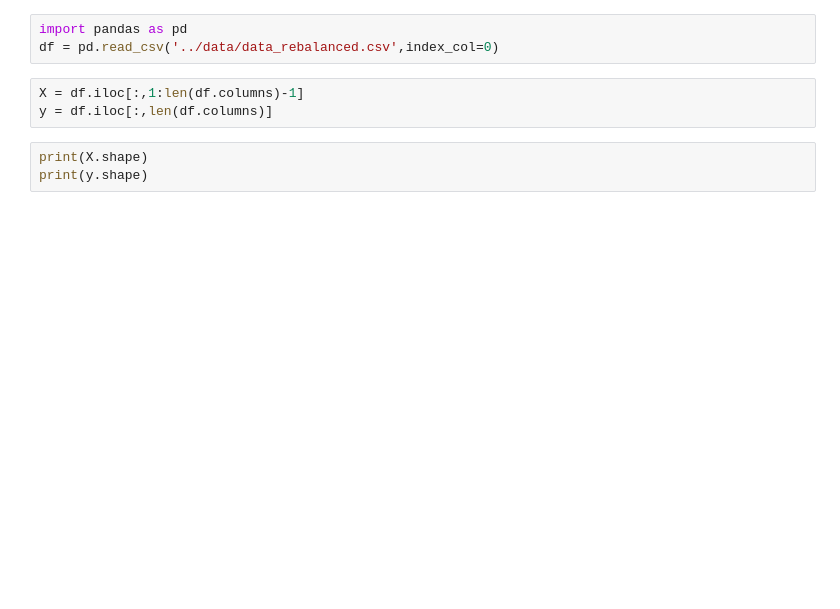
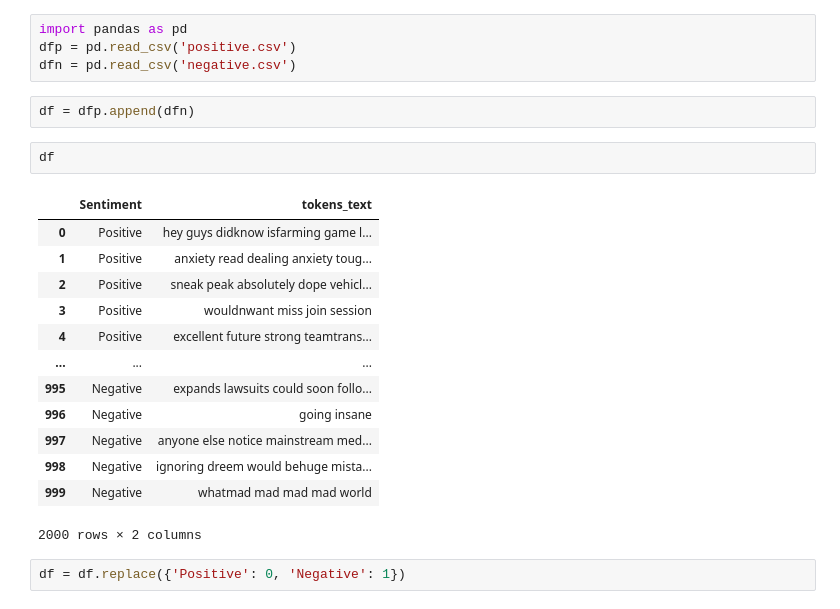
Before and after one commit to federicominniti/MetaverseBusinessConcernsNLP, a Jupyter notebook: Classification/classifiers.ipynb, the cells around one changed output. Drawn from its saved outputs; the diff is of its cells as text; blank space fills up the shorter version.

```diff
--- a/Classification/classifiers.ipynb
+++ b/Classification/classifiers.ipynb
@@ -1,9 +1,24 @@
 # %%
 import pandas as pd
-df = pd.read_csv('../data/data_rebalanced.csv',index_col=0)
+dfp = pd.read_csv('positive.csv')
+dfn = pd.read_csv('negative.csv')
-# %%
-X = df.iloc[:,1:len(df.columns)-1]
-y = df.iloc[:,len(df.columns)]
-# %%
-print(X.shape)
-print(y.shape)
+# %%
+df = dfp.append(dfn)
+# %%
+df
+# %% [output]
+|  | Sentiment | tokens_text |
+| 0 | Positive | hey guys didknow isfarming game l... |
+| 1 | Positive | anxiety read dealing anxiety toug... |
+| 2 | Positive | sneak peak absolutely dope vehicl... |
+| 3 | Positive | wouldnwant miss join session |
+| 4 | Positive | excellent future strong teamtrans... |
+| ... | ... | ... |
+| 995 | Negative | expands lawsuits could soon follo... |
+| 996 | Negative | going insane |
+| 997 | Negative | anyone else notice mainstream med... |
+| 998 | Negative | ignoring dreem would behuge mista... |
+| 999 | Negative | whatmad mad mad mad world |
+2000 rows × 2 columns
+# %%
+df = df.replace({'Positive': 0, 'Negative': 1})
```
Also changed, not shown: parts of 12 cells of this notebook, 1 other file.
